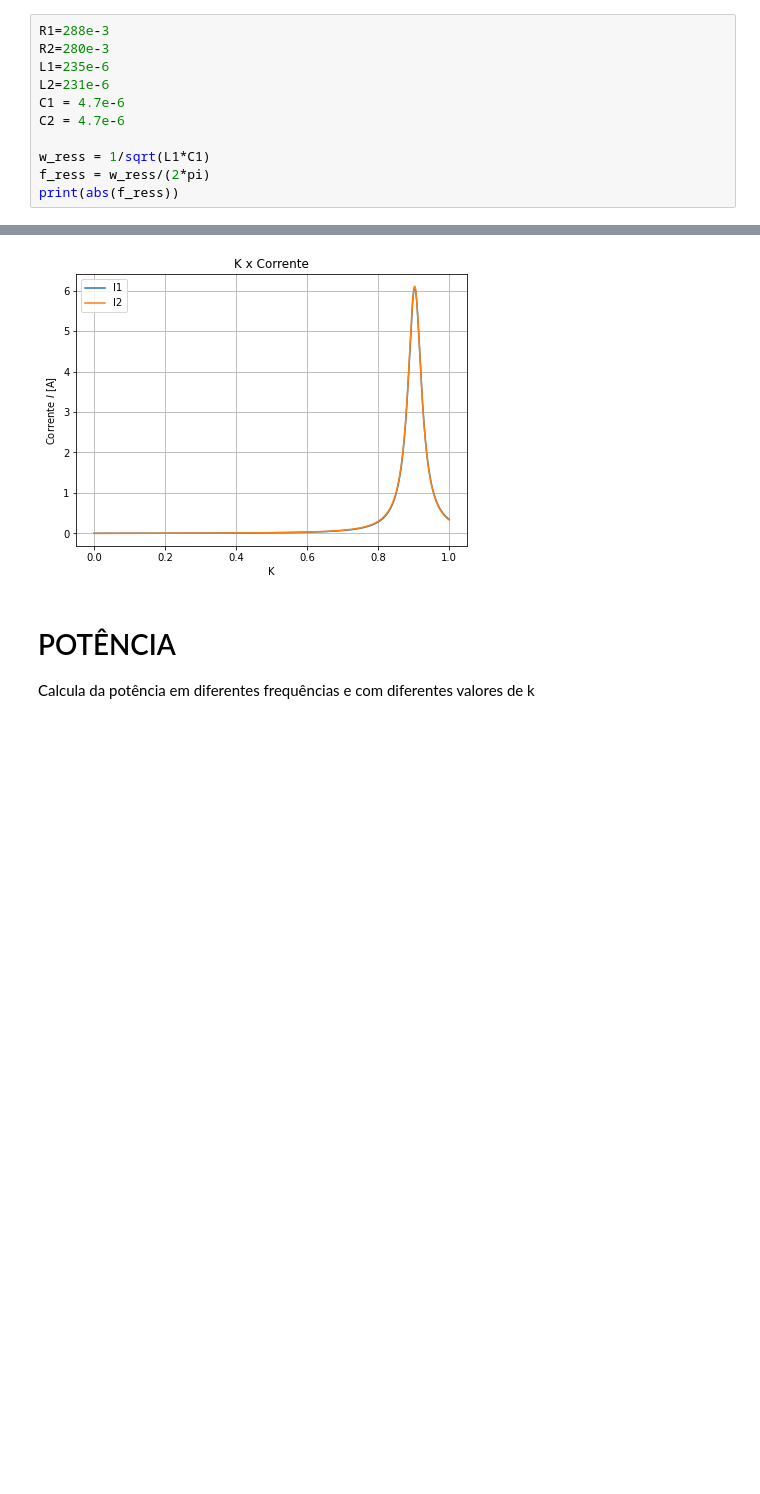
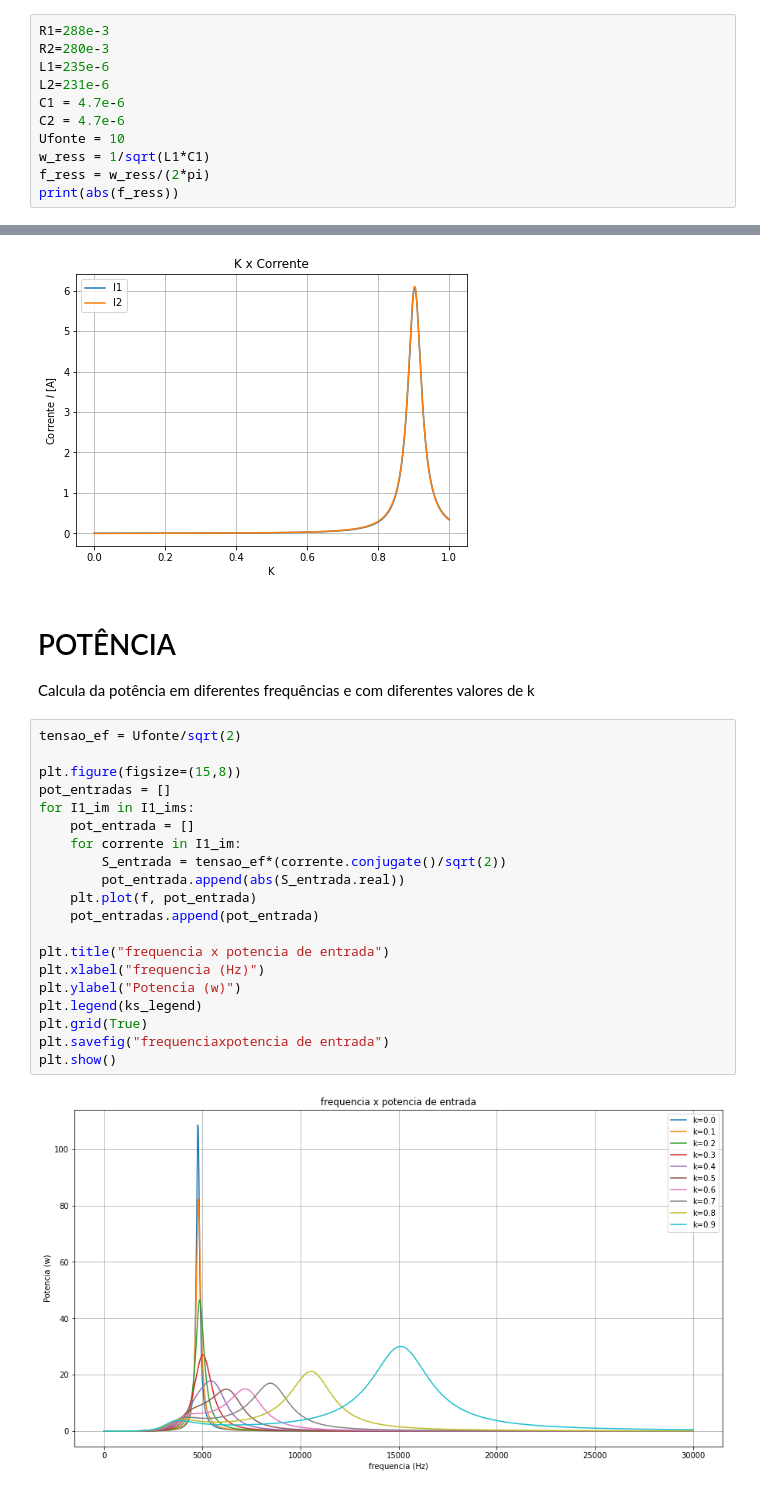
Before and after one commit to BrunoFNRodrigues/EletroMag-Projeto, a Jupyter notebook: Projeto Eletromag.ipynb, the cells around one changed output, grey strips where cells are left out. Saved outputs shown, nothing was run; the diff lists cells and outputs as text; blank space fills up the shorter version.

```diff
--- a/Projeto Eletromag.ipynb
+++ b/Projeto Eletromag.ipynb
@@ -18,7 +18,7 @@ L1=235e-6
 L2=231e-6
 C1 = 4.7e-6
 C2 = 4.7e-6
-
+Ufonte = 10
 w_ress = 1/sqrt(L1*C1)
 f_ress = w_ress/(2*pi)
 print(abs(f_ress))
@@ -139,3 +139,25 @@ plt.show()
 # %% [markdown]
 # POTÊNCIA
 Calcula da potência em diferentes frequências e com diferentes valores de k
+# %%
+tensao_ef = Ufonte/sqrt(2)
+
+plt.figure(figsize=(15,8))
+pot_entradas = []
+for I1_im in I1_ims:
+    pot_entrada = []
+    for corrente in I1_im:
+        S_entrada = tensao_ef*(corrente.conjugate()/sqrt(2))
+        pot_entrada.append(abs(S_entrada.real))
+    plt.plot(f, pot_entrada)
+    pot_entradas.append(pot_entrada)
+
+plt.title("frequencia x potencia de entrada")
+plt.xlabel("frequencia (Hz)")
+plt.ylabel("Potencia (w)")
+plt.legend(ks_legend)
+plt.grid(True)
+plt.savefig("frequenciaxpotencia de entrada")
+plt.show()
+# %% [output]
+[figure, added]
```
Also changed, not shown: parts of 10 cells of this notebook.
